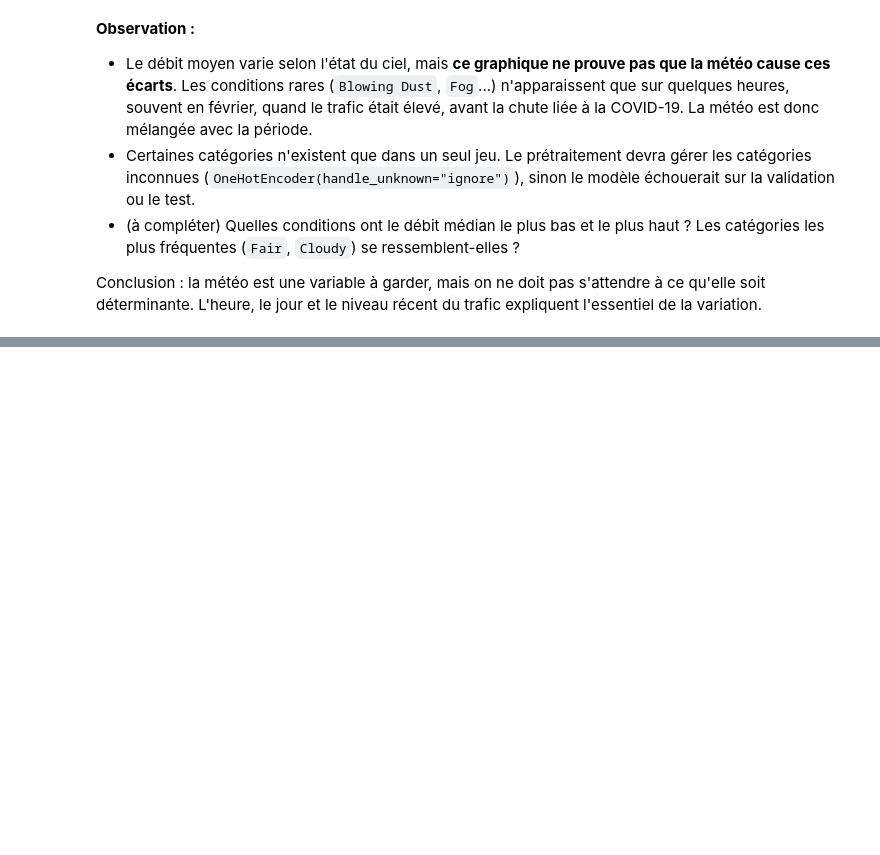
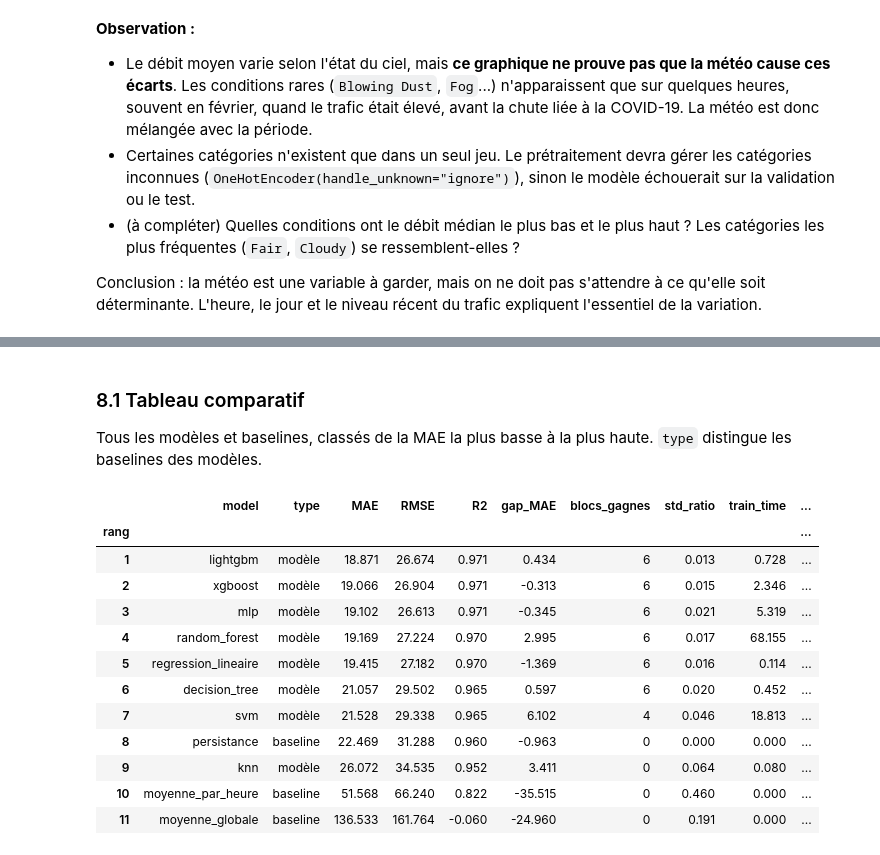
Before and after one commit to Honore-M12/traffic-prediction-system, a Jupyter notebook: notebooks/03_models.ipynb, the cells around one changed output, grey strips where cells are left out. Saved outputs shown, nothing was run; the diff lists cells and outputs as text; code cells hidden in the pictures; blank space fills up the shorter version.

```diff
--- a/notebooks/03_models.ipynb
+++ b/notebooks/03_models.ipynb
@@ -1829,0 +446,28 @@ La méthode est restée la même pour tous : découpage chronologique 70 / 15 /
+# %%
+COLONNES_AFFICHAGE = ["model", "MAE", "RMSE", "R2", "gap_MAE", "blocs_gagnes",
+                      "std_ratio", "train_time", "infer_time_ms"]
+
+def afficher(*noms):
+    """Tableau des résultats enregistrés (tous les modèles, ou ceux dont on donne le nom)."""
+    t = pd.DataFrame(resultats)
+    if noms:
+        t = t[t["model"].isin(noms)]
+    return t[COLONNES_AFFICHAGE].round(3).reset_index(drop=True)
+
+# Baseline 1 : persistance
+enregistrer("persistance", X_train["traffic_flow_lag_1"].values, pred_persistance_val, y_train)
+
+# Baseline 2 : moyenne par (week-end, heure), calculée sur le train uniquement
+table_heure = train.groupby(["is_weekend", "hour"])["traffic_flow"].mean().rename("pred").reset_index()
+
+def pred_moyenne_par_heure(X):
+    cle = ["is_weekend", "hour"]
+    return X[cle].merge(table_heure, on=cle, how="left")["pred"].fillna(y_train.mean()).values
+
+enregistrer("moyenne_par_heure", pred_moyenne_par_heure(X_train), pred_moyenne_par_heure(X_val), y_train)
+
+# Baseline 3 : moyenne globale du train
+enregistrer("moyenne_globale", np.full(len(X_train), y_train.mean()),
+            np.full(len(X_val), y_train.mean()), y_train)
+
+afficher()
@@ -1829,0 +659,27 @@ La méthode est restée la même pour tous : découpage chronologique 70 / 15 /
+# %% [markdown]
+### 8.1 Tableau comparatif
+
+Tous les modèles et baselines, classés de la MAE la plus basse à la plus haute. `type` distingue les baselines des modèles.
+# %%
+tableau = pd.DataFrame(resultats)
+baselines = ["persistance", "moyenne_par_heure", "moyenne_globale"]
+tableau["type"] = np.where(tableau["model"].isin(baselines), "baseline", "modèle")
+
+classement = tableau.sort_values("MAE").reset_index(drop=True)
+classement.index = classement.index + 1
+classement.index.name = "rang"
+classement[["model", "type"] + COLONNES_AFFICHAGE[1:]].round(3)
+# %% [output]
+|  | model | type | MAE | RMSE | R2 | gap_MAE | blocs_gagnes | std_ratio | train_time | ... |
+| rang |  |  |  |  |  |  |  |  |  | ... |
+| 1 | lightgbm | modèle | 18.871 | 26.674 | 0.971 | 0.434 | 6 | 0.013 | 0.728 | ... |
+| 2 | xgboost | modèle | 19.066 | 26.904 | 0.971 | -0.313 | 6 | 0.015 | 2.346 | ... |
+| 3 | mlp | modèle | 19.102 | 26.613 | 0.971 | -0.345 | 6 | 0.021 | 5.319 | ... |
+| 4 | random_forest | modèle | 19.169 | 27.224 | 0.970 | 2.995 | 6 | 0.017 | 68.155 | ... |
+| 5 | regression_lineaire | modèle | 19.415 | 27.182 | 0.970 | -1.369 | 6 | 0.016 | 0.114 | ... |
+| 6 | decision_tree | modèle | 21.057 | 29.502 | 0.965 | 0.597 | 6 | 0.020 | 0.452 | ... |
+| 7 | svm | modèle | 21.528 | 29.338 | 0.965 | 6.102 | 4 | 0.046 | 18.813 | ... |
+| 8 | persistance | baseline | 22.469 | 31.288 | 0.960 | -0.963 | 0 | 0.000 | 0.000 | ... |
+| 9 | knn | modèle | 26.072 | 34.535 | 0.952 | 3.411 | 0 | 0.064 | 0.080 | ... |
+| 10 | moyenne_par_heure | baseline | 51.568 | 66.240 | 0.822 | -35.515 | 0 | 0.460 | 0.000 | ... |
+| 11 | moyenne_globale | baseline | 136.533 | 161.764 | -0.060 | -24.960 | 0 | 0.191 | 0.000 | ... |
```
Also changed, not shown: parts of 121 cells of this notebook.
